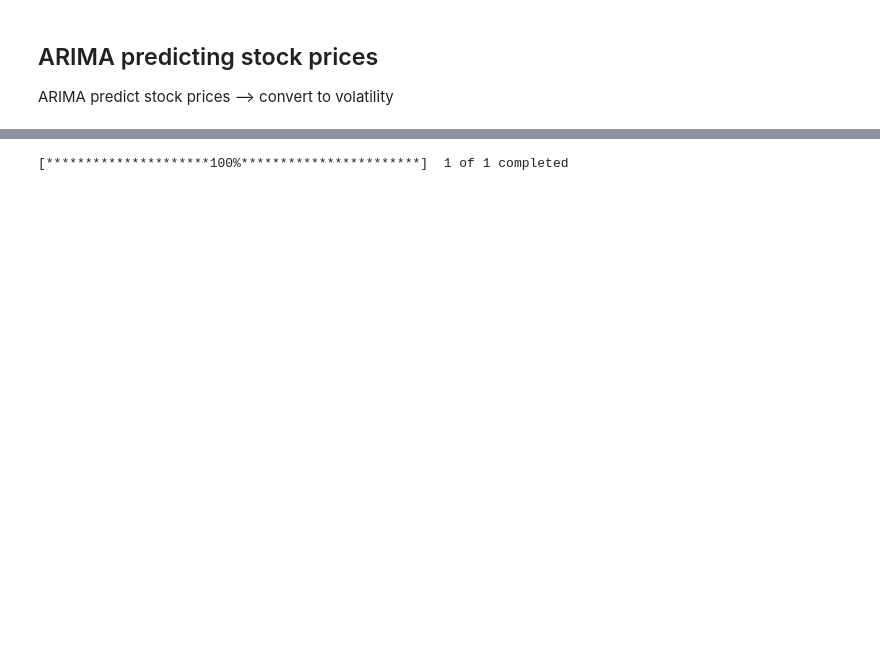
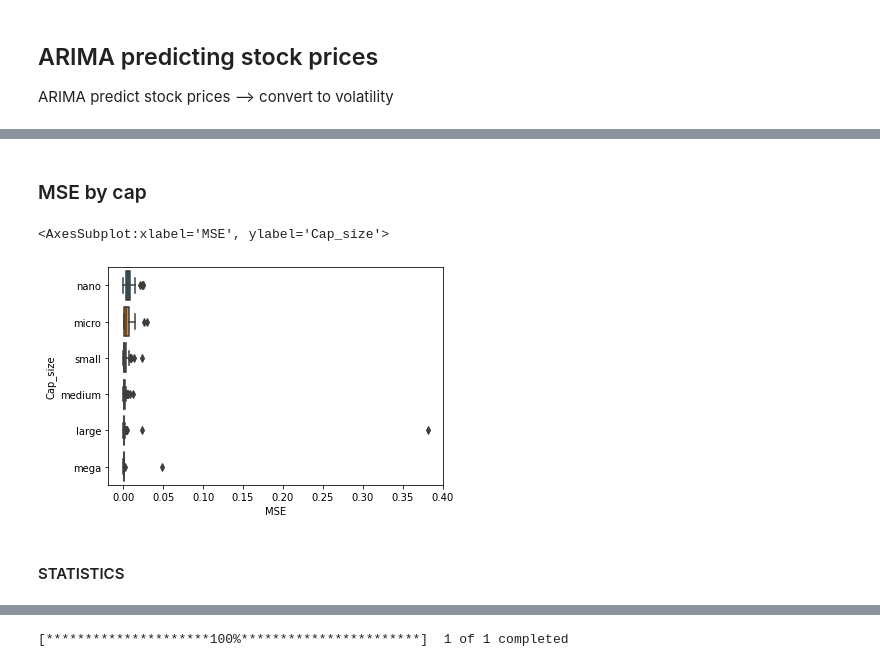
Before and after one commit to yiwen1996/DSGA1018TimeSeries, a Jupyter notebook: ARIMA.ipynb, the cells around one changed output, grey strips where cells are left out. Cells and saved outputs as stored; diff of their text form; code cells hidden in the pictures; blank space fills up the shorter version.

```diff
--- a/ARIMA.ipynb
+++ b/ARIMA.ipynb
@@ -144,0 +224,12 @@ TypeError: 'int' object is not iterable
+# %% [markdown]
+### MSE by cap
+# %%
+sns.boxplot(data = metrics_df_concat_truncated
+            ,x = 'MSE'
+            ,y = 'Cap_size'
+            )
+# %% [output]
+<AxesSubplot:xlabel='MSE', ylabel='Cap_size'>
+[figure, added]
+# %% [markdown]
+#### STATISTICS
```
Also changed, not shown: parts of 46 cells of this notebook.
